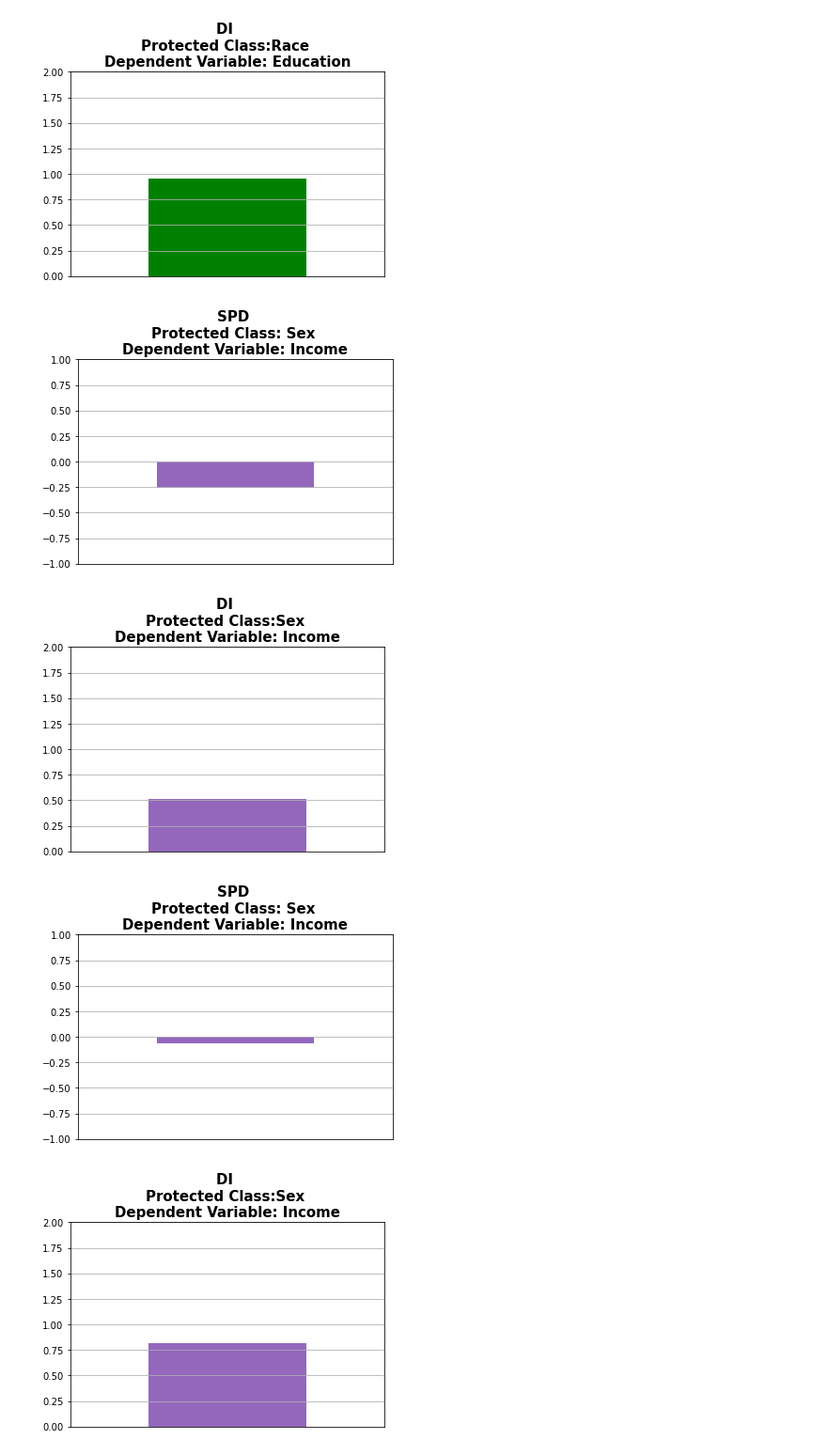
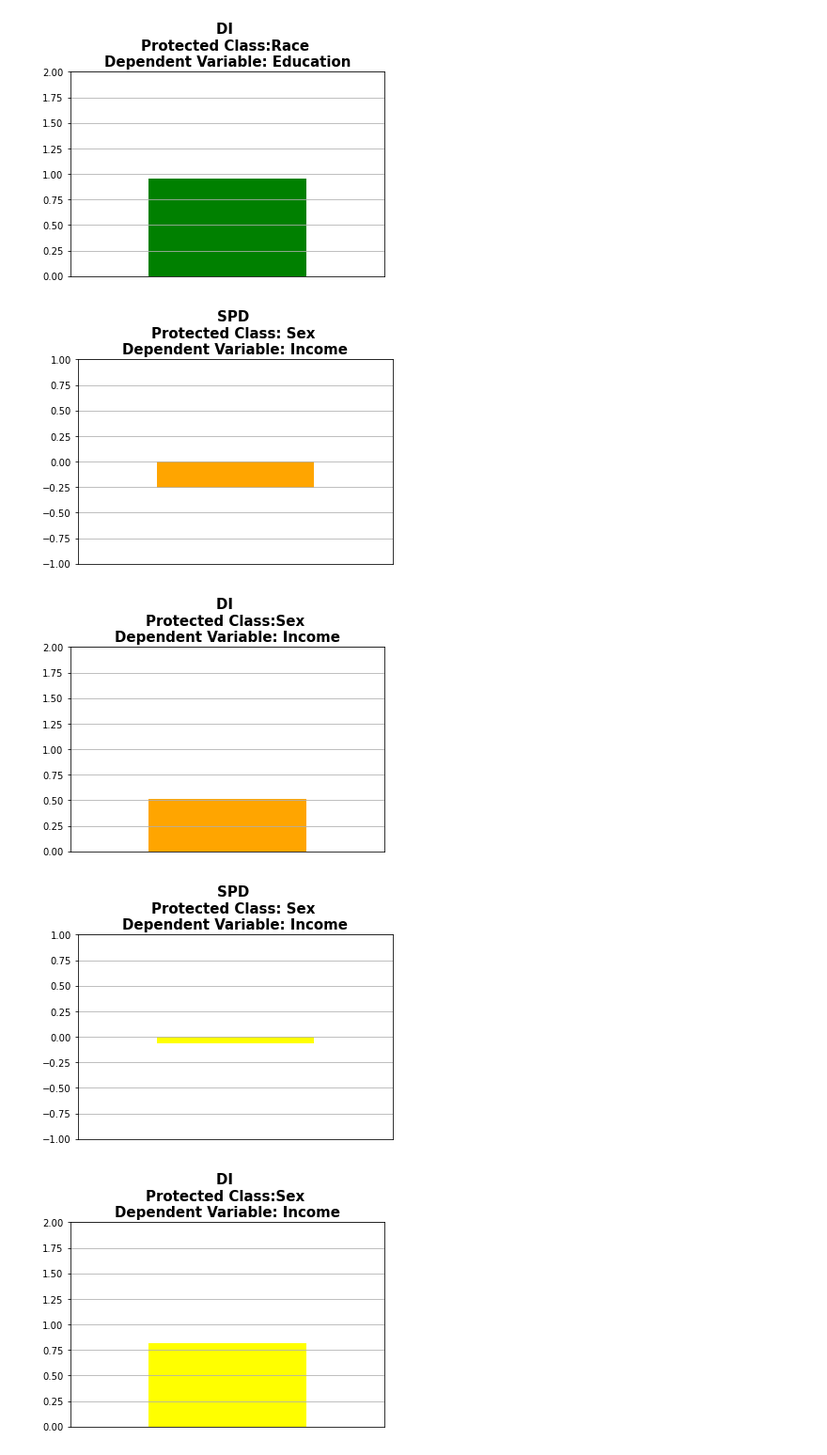
Before and after one commit to rahalrsh/adult-income-project, a Jupyter notebook: adult-income.ipynb, the cells around one changed output. Shown at 94% size. Saved outputs shown, nothing was run; the diff lists cells and outputs as text; code cells hidden in the pictures.

Commit message:
graphs colors

```diff
--- a/adult-income.ipynb
+++ b/adult-income.ipynb
@@ -994,7 +994,7 @@ draw_sdp(
     x=1,
     y=-0.2602492877242923,
     title="SPD \nProtected Class: Sex \nDependent Variable: Income",
-    color="tab:purple"
+    color="orange"
 )
 
 draw_sdp(
@@ -1003,29 +1003,29 @@ draw_sdp(
     xlim=(0, 2),
     ylim=(0, 2),
     title="DI \nProtected Class:Sex \nDependent Variable: Income",
-    color="tab:purple"
+    color="orange"
 )
 # %% [output]
-[figure, old version]
+[figure, new version]
-[figure, old version]
+[figure, new version]
 # %%
 # 4.5 Sex/Income - WITH Transformation - Predictions
 
 draw_sdp(
     x=1,
     y=-0.06047525321319941,
     title="SPD \nProtected Class: Sex \nDependent Variable: Income",
-    color="tab:purple"
+    color="yellow"
 )
 
 draw_sdp(
     x=1,
     y=0.818834749143474,
     xlim=(0, 2),
     ylim=(0, 2),
     title="DI \nProtected Class:Sex \nDependent Variable: Income",
-    color="tab:purple"
+    color="yellow"
 )
 # %% [output]
-[figure, old version]
+[figure, new version]
-[figure, old version]
+[figure, new version]
```
